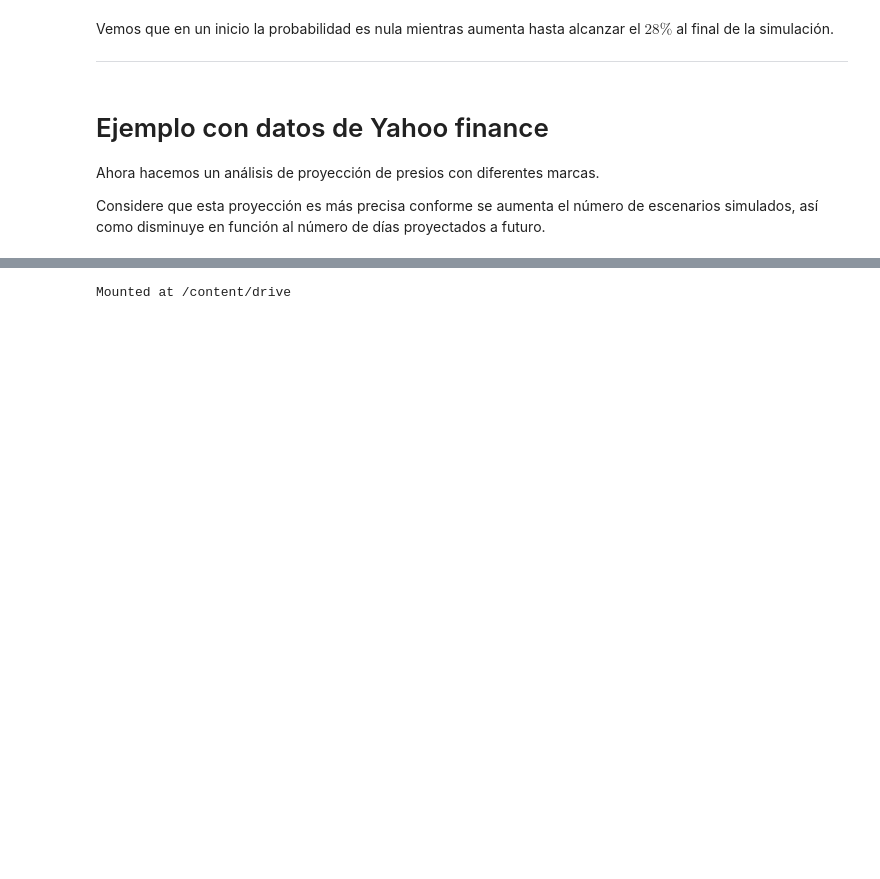
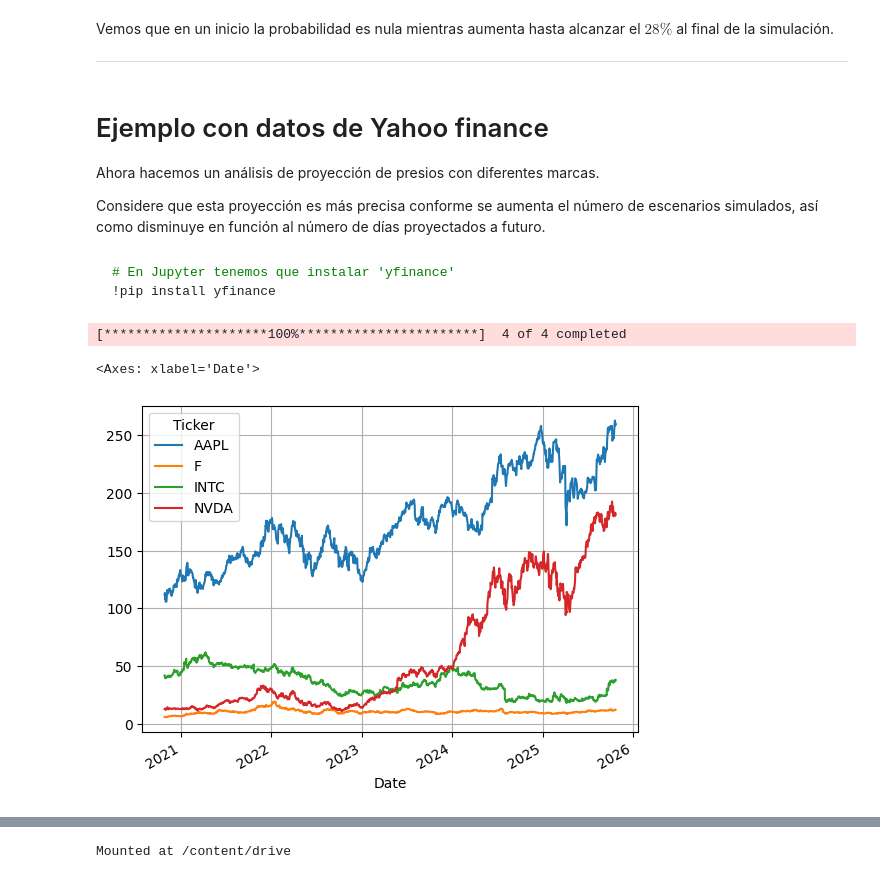
Before and after one commit to ArellanoMCarlos/SimMatO2025, a Jupyter notebook: Módulo 2 - Métodos heurísticos/3 - Simulación_de_escenarios_futuros.ipynb, the cells around one changed output, grey strips where cells are left out. Drawn from its saved outputs; the diff is of its cells as text; code cells hidden in the pictures; blank space fills up the shorter version.

````diff
--- a/Módulo 2 - Métodos heurísticos/3 - Simulación_de_escenarios_futuros.ipynb
+++ b/Módulo 2 - Métodos heurísticos/3 - Simulación_de_escenarios_futuros.ipynb
@@ -188,0 +193,19 @@ Considere que esta proyección es más precisa conforme se aumenta el número de
+# %% [markdown]
+```python
+# En Jupyter tenemos que instalar 'yfinance'
+!pip install yfinance
+```
+# %%
+# Descargamos las marcas de interés
+#
+# INTC  ->  Intel
+# NVDA  ->  NVIDIA
+# F     ->  Ford
+# AAPL  ->  Apple
+tickers=['INTC','NVDA','F','AAPL']
+data=yf.download(tickers,start='2020-10-24',end='2025-10-24')['Close'] # Extraemos los precios al cierre de los últimos 5 años
+data.plot(grid=True)
+# %% [output]
+[*********************100%***********************]  4 of 4 completed
+<Axes: xlabel='Date'>
+[figure, added]
````
Also changed, not shown: parts of 25 cells of this notebook.
